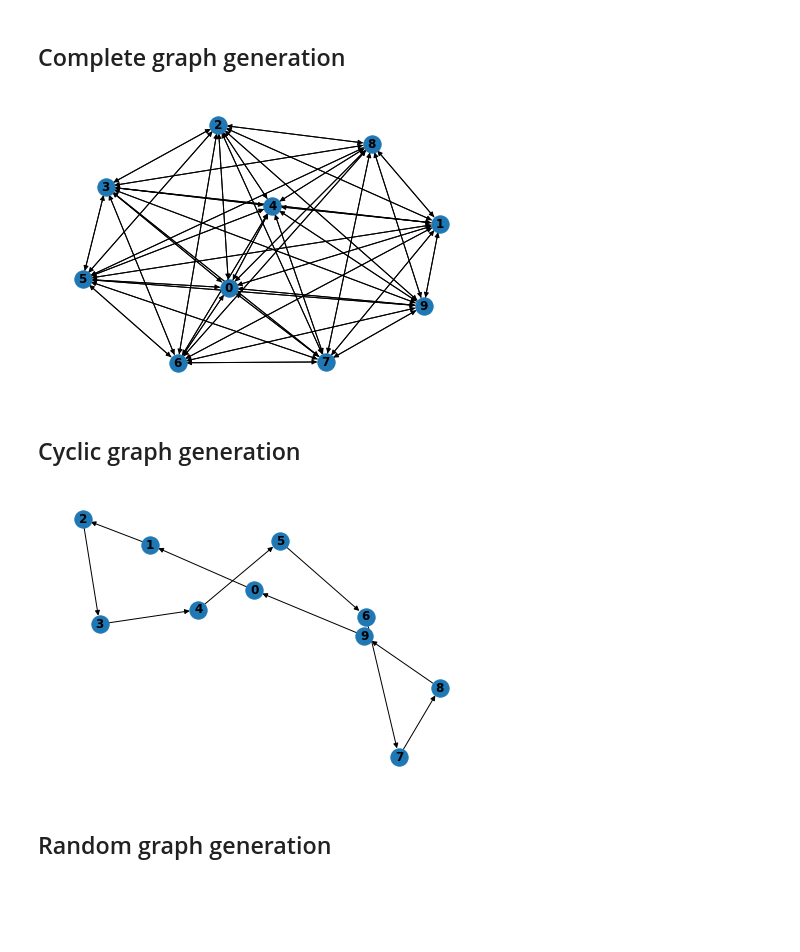
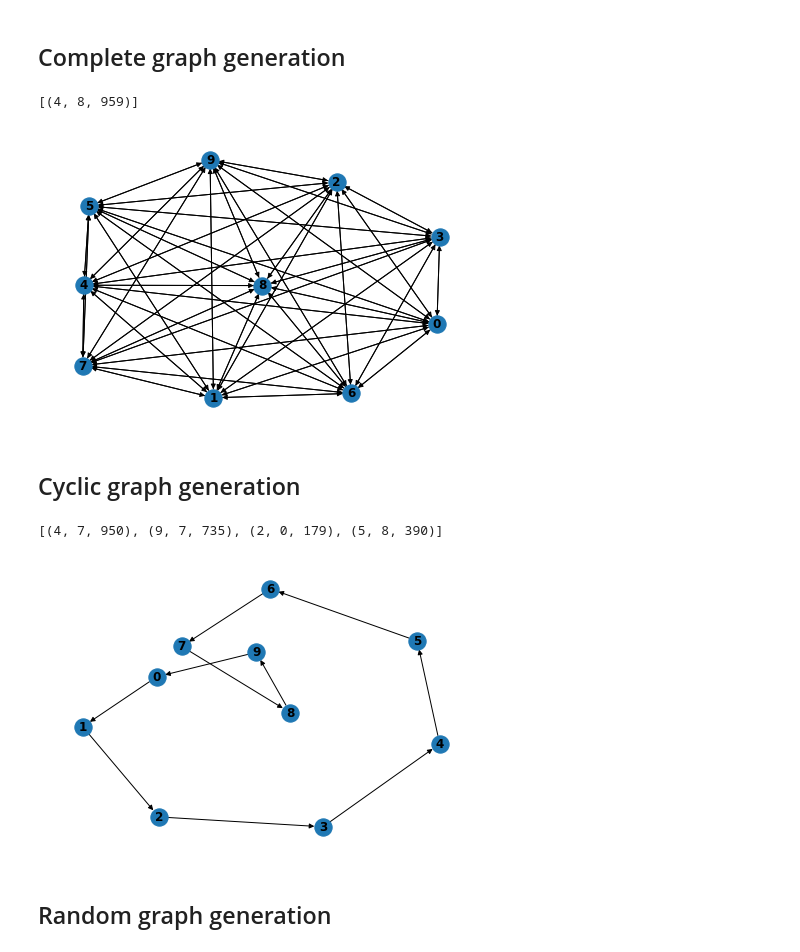
Before and after one commit to williamgarr/Eval-Opti, a Jupyter notebook: Flot-Multiobjectifs/graph_examples.ipynb, the cells around one changed output. Saved outputs shown, nothing was run; the diff lists cells and outputs as text; code cells hidden in the pictures; blank space fills up the shorter version.

Commit message:
graph generation v2
- added cost
- added random demand vector (between 1 and 5 demand)
- demand file writing
- updated examples

```diff
--- a/Flot-Multiobjectifs/graph_examples.ipynb
+++ b/Flot-Multiobjectifs/graph_examples.ipynb
@@ -8,17 +8,21 @@ import networkx as nwx
 # %% [markdown]
 ## Complete graph generation
 # %%
-complete_graph = graph_gen.gen_complete_graph(10)
+complete_demand, complete_graph = graph_gen.gen_complete_graph(10)
 nwx.draw(complete_graph, with_labels=True, font_weight='bold')
+print(complete_demand)
 # %% [output]
+[(4, 8, 959)]
-[figure, old version]
+[figure, new version]
 # %% [markdown]
 ## Cyclic graph generation
 # %%
-cyclic_graph = graph_gen.gen_cyclic_graph(10)
+cyclic_demand, cyclic_graph = graph_gen.gen_cyclic_graph(10)
 nwx.draw(cyclic_graph, with_labels=True, font_weight='bold')
+print(cyclic_demand)
 # %% [output]
+[(4, 7, 950), (9, 7, 735), (2, 0, 179), (5, 8, 390)]
-[figure, old version]
+[figure, new version]
 # %% [markdown]
 ## Random graph generation
 # %%
```
Also changed, not shown: parts of 1 cell of this notebook, 9 other files.
